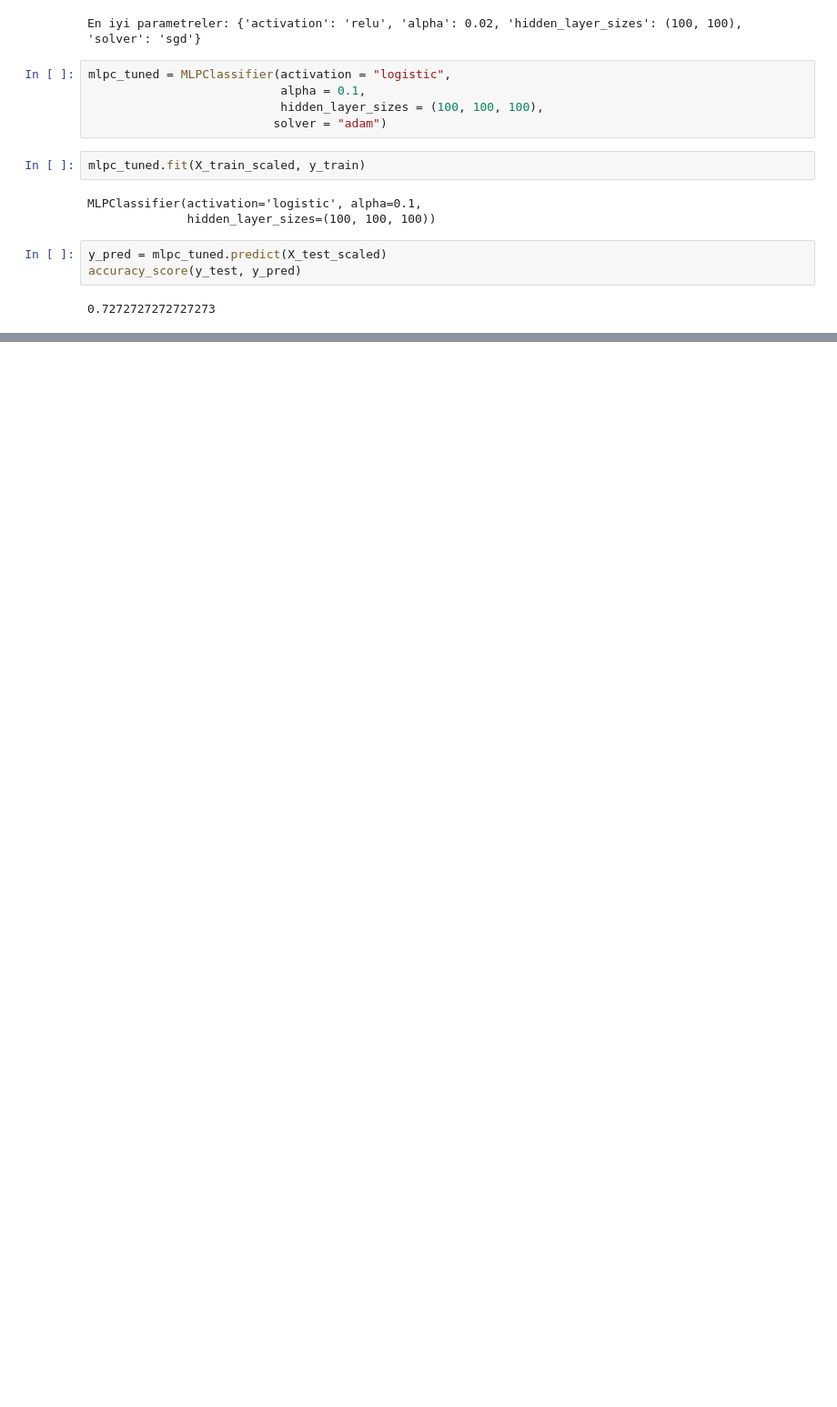
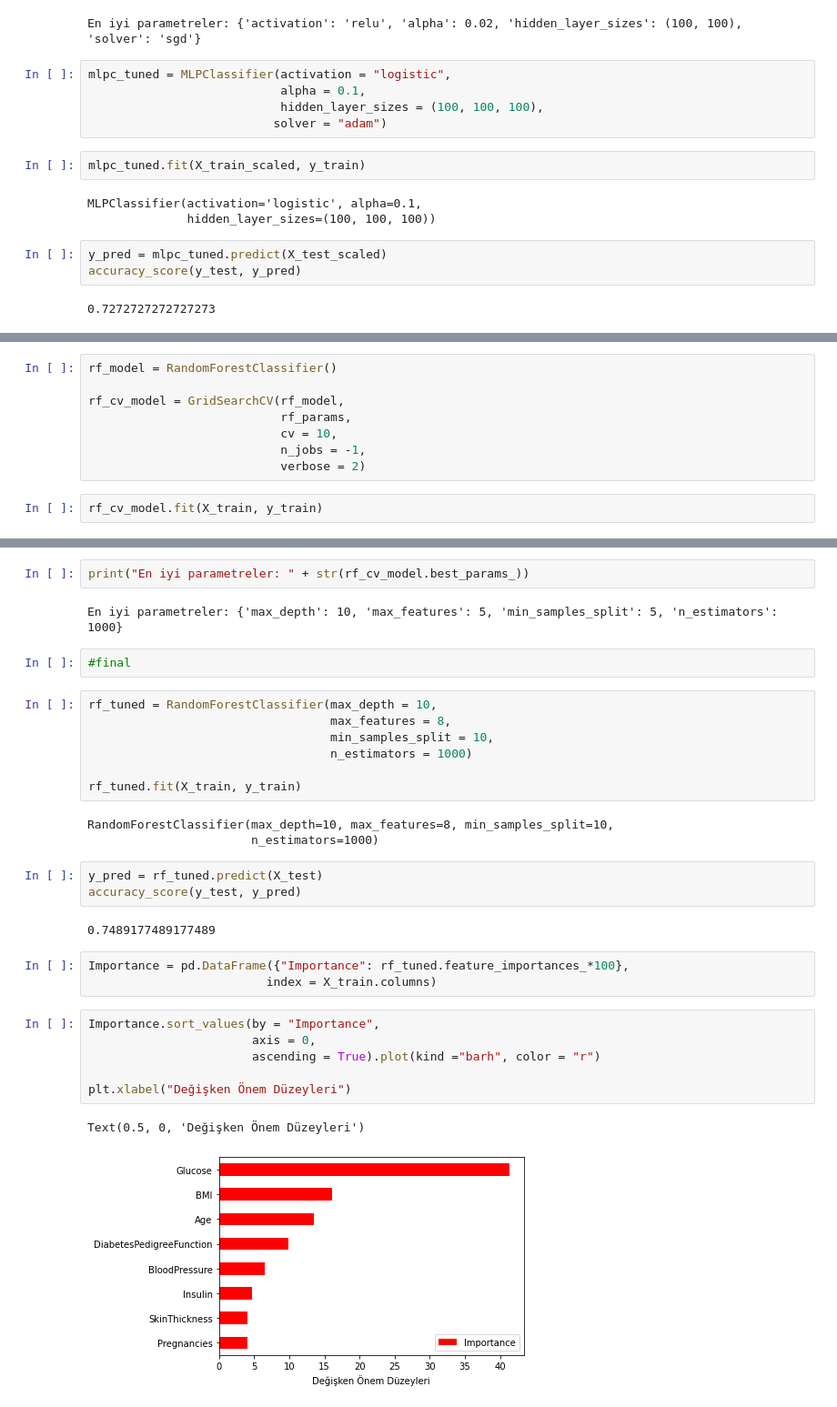
Before and after one commit to tacettinkustu/Data-Analysis, a Jupyter notebook: Machine Learning/Classification.ipynb, the cells around one changed output, grey strips where cells are left out. Shown: that part at 91% size. Cells and saved outputs as stored; diff of their text form; blank space fills up the shorter version.

```diff
--- a/Machine Learning/Classification.ipynb
+++ b/Machine Learning/Classification.ipynb
@@ -607,0 +729,10 @@ accuracy_score(y_test, y_pred)
+# %%
+rf_model = RandomForestClassifier()
+
+rf_cv_model = GridSearchCV(rf_model,
+                           rf_params,
+                           cv = 10,
+                           n_jobs = -1,
+                           verbose = 2)
+# %%
+rf_cv_model.fit(X_train, y_train)
@@ -607,0 +753,33 @@ accuracy_score(y_test, y_pred)
+# %%
+print("En iyi parametreler: " + str(rf_cv_model.best_params_))
+# %% [output]
+En iyi parametreler: {'max_depth': 10, 'max_features': 5, 'min_samples_split': 5, 'n_estimators': 1000}
+# %%
+#final
+# %%
+rf_tuned = RandomForestClassifier(max_depth = 10,
+                                  max_features = 8,
+                                  min_samples_split = 10,
+                                  n_estimators = 1000)
+
+rf_tuned.fit(X_train, y_train)
+# %% [output]
+RandomForestClassifier(max_depth=10, max_features=8, min_samples_split=10,
+                       n_estimators=1000)
+# %%
+y_pred = rf_tuned.predict(X_test)
+accuracy_score(y_test, y_pred)
+# %% [output]
+0.7489177489177489
+# %%
+Importance = pd.DataFrame({"Importance": rf_tuned.feature_importances_*100},
+                         index = X_train.columns)
+# %%
+Importance.sort_values(by = "Importance",
+                       axis = 0,
+                       ascending = True).plot(kind ="barh", color = "r")
+
+plt.xlabel("Değişken Önem Düzeyleri")
+# %% [output]
+Text(0.5, 0, 'Değişken Önem Düzeyleri')
+[figure, added]
```
Also changed, not shown: parts of 61 cells of this notebook.
